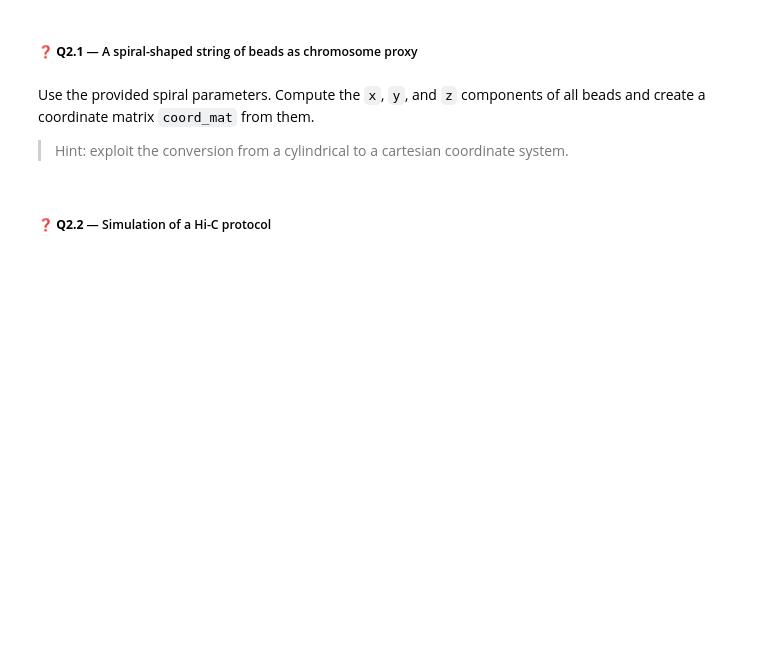
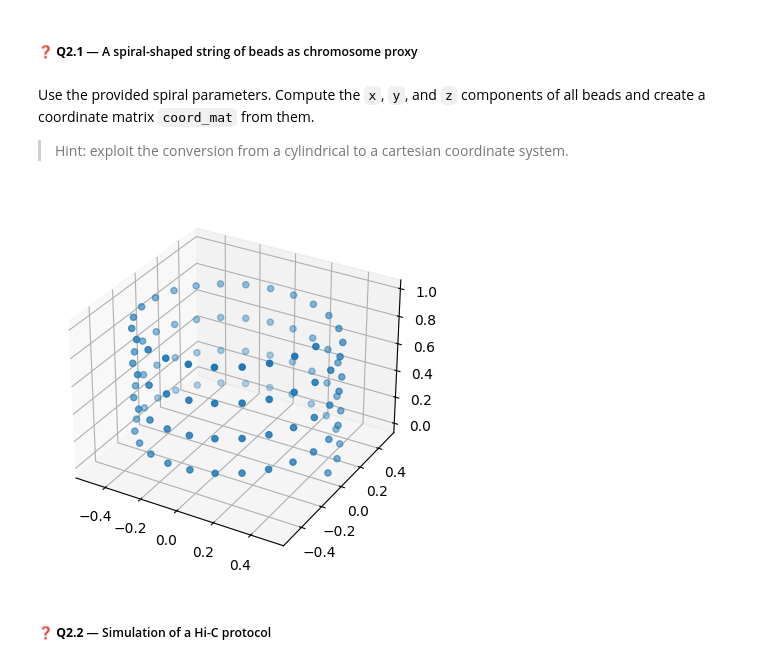
Before and after one commit to voges/amlg, a Jupyter notebook: notebooks/exercises/hic-analysis/hic-analysis-solution.ipynb, the cells around one changed output. Saved outputs shown, nothing was run; the diff lists cells and outputs as text; code cells hidden in the pictures; blank space fills up the shorter version.

```diff
--- a/notebooks/exercises/hic-analysis/hic-analysis-solution.ipynb
+++ b/notebooks/exercises/hic-analysis/hic-analysis-solution.ipynb
@@ -160,12 +157,19 @@ y = SPIRAL_RADIUS * np.sin((bead_indexes / SPIRAL_N_POINTS) * spiral_end)
 z = (bead_indexes / SPIRAL_N_POINTS) * SPIRAL_HEIGHT
 
 coord_mat = np.stack([x, y, z])
-# %%
-import plotly.express as px
-
-fig = px.scatter_3d(x=coord_mat[0, :], y=coord_mat[1, :], z=coord_mat[2, :])
-fig.update_layout(width=800)
-fig.show()
+# %%
+import matplotlib.pyplot as plt
+
+
+def scatter_3d(coord_mat: npt.NDArray[Any]) -> None:
+    fig = plt.figure()
+    ax = fig.add_subplot(111, projection="3d")
+    ax.scatter(*coord_mat)
+    plt.show()
+# %%
+scatter_3d(coord_mat=coord_mat)
+# %% [output]
+[figure, added]
 # %% [markdown]
 ##### ❓ **Q2.2** &mdash; Simulation of a Hi-C protocol
 # %% [markdown]
```
Also changed, not shown: parts of 8 cells of this notebook, 13 other files.
